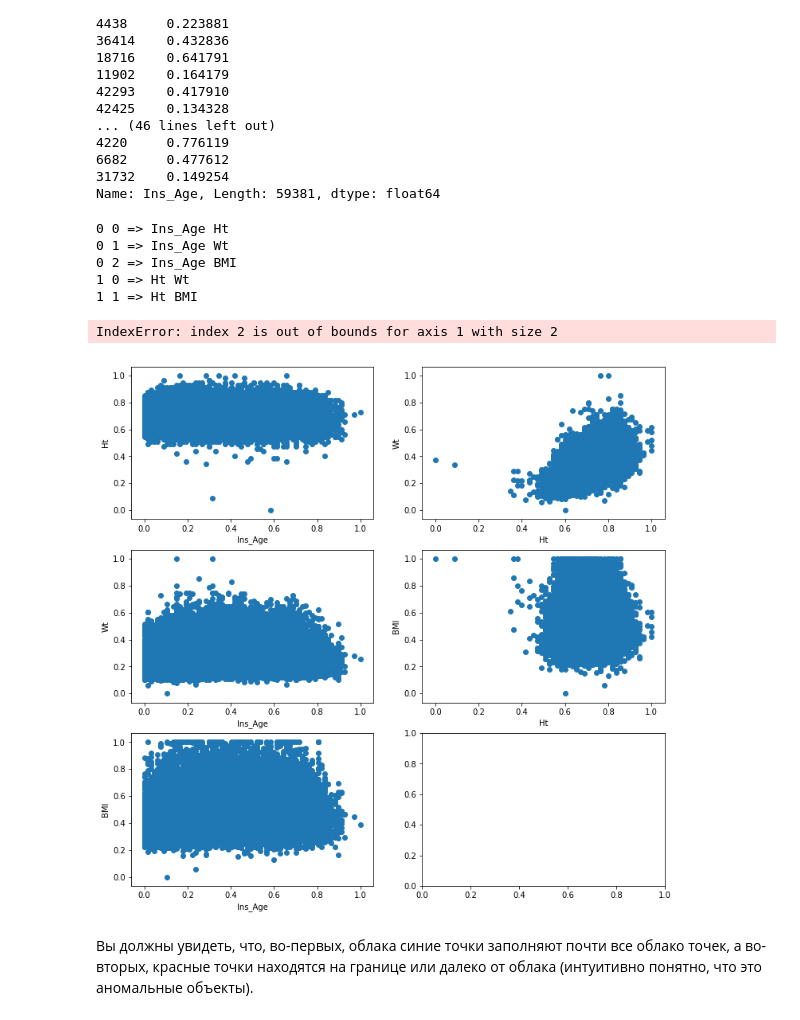
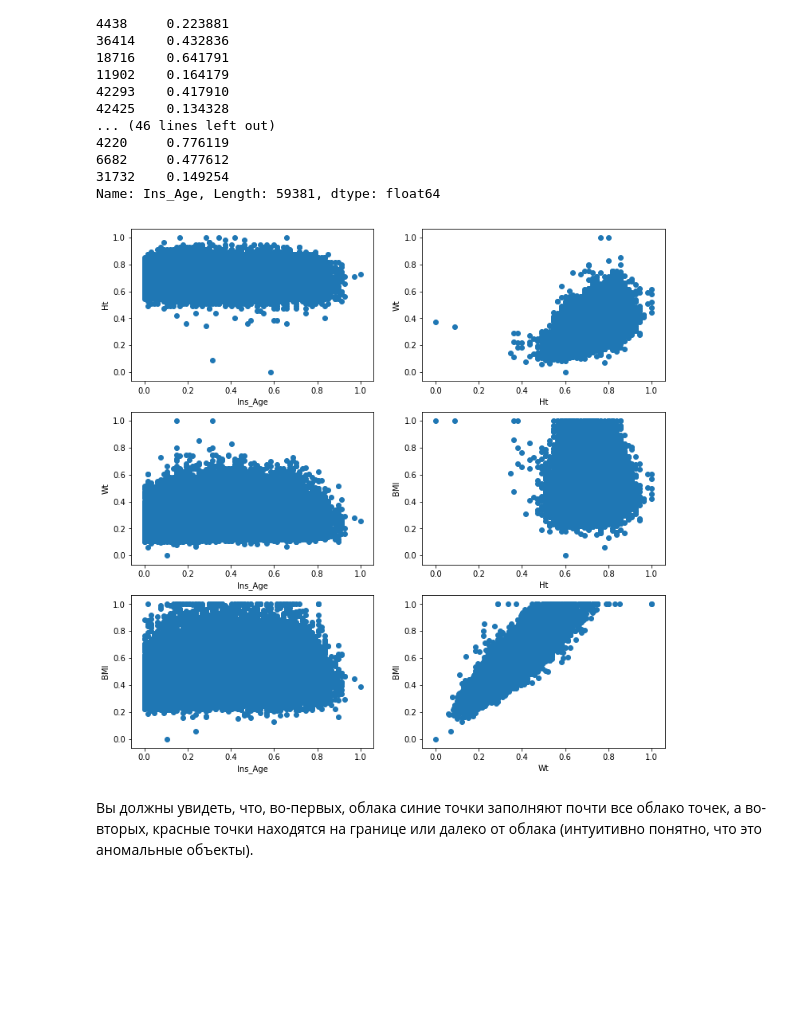
Before and after one commit to AlexeyAverin/MLLearn, a Jupyter notebook: c3w3t1.ipynb, the cells around one changed output. Saved outputs shown, nothing was run; the diff lists cells and outputs as text; code cells hidden in the pictures; blank space fills up the shorter version.

```diff
--- a/c3w3t1.ipynb
+++ b/c3w3t1.ipynb
@@ -401,30 +401,25 @@ Name: Ins_Age, Length: 59381, dtype: float64
 # %%
 # Код 7. Постройте 6 графиков
 fig, axes = plt.subplots(3, 2, figsize=(12, 12))
-i = 0
+k = 0
 person_features_two = person_features[:]
 
 for pfo in person_features:
     person_features_two.remove(pfo)
-    j = 0
     for pft in person_features_two:
+        i, j = divmod(k, 3)
         #svm_.fit(sdata[(i)])
-        #labels = svm_.predict(sdata[(i)])
+        #lst = [pfo, pft]
+        #labels = svm_.predict(sdata[lst])
         #
         axes[j, i].scatter(x=sdata[pfo], y=sdata[pft]) #, c=col) # ax = axes[c, r])
         axes[j, i].set_xlabel(pfo)
         axes[j, i].set_ylabel(pft)
-        print(i, j, '=>', pfo, pft)
-        j += 1
-    i += 1
+
+        #print(i, j, '=>', pfo, pft)
+        k += 1
 # %% [output]
-0 0 => Ins_Age Ht
-0 1 => Ins_Age Wt
-0 2 => Ins_Age BMI
-1 0 => Ht Wt
-1 1 => Ht BMI
-IndexError: index 2 is out of bounds for axis 1 with size 2
-[figure, old version]
+[figure, new version]
 # %% [markdown]
 Вы должны увидеть, что, во-первых, облака синие точки заполняют почти все облако точек, а во-вторых, красные точки находятся на границе или далеко от облака (интуитивно понятно, что это аномальные объекты).
 # %% [markdown]
```
